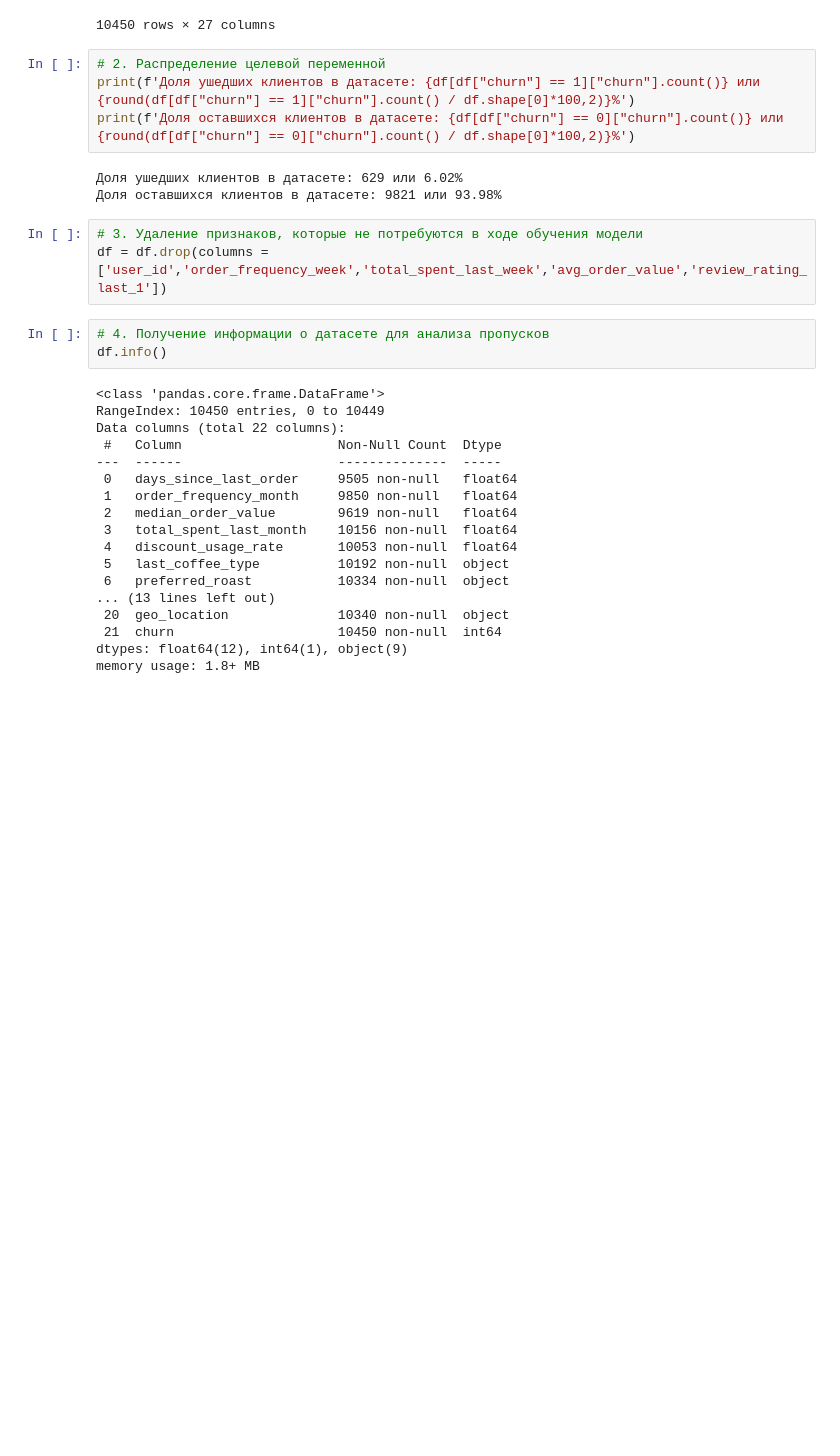
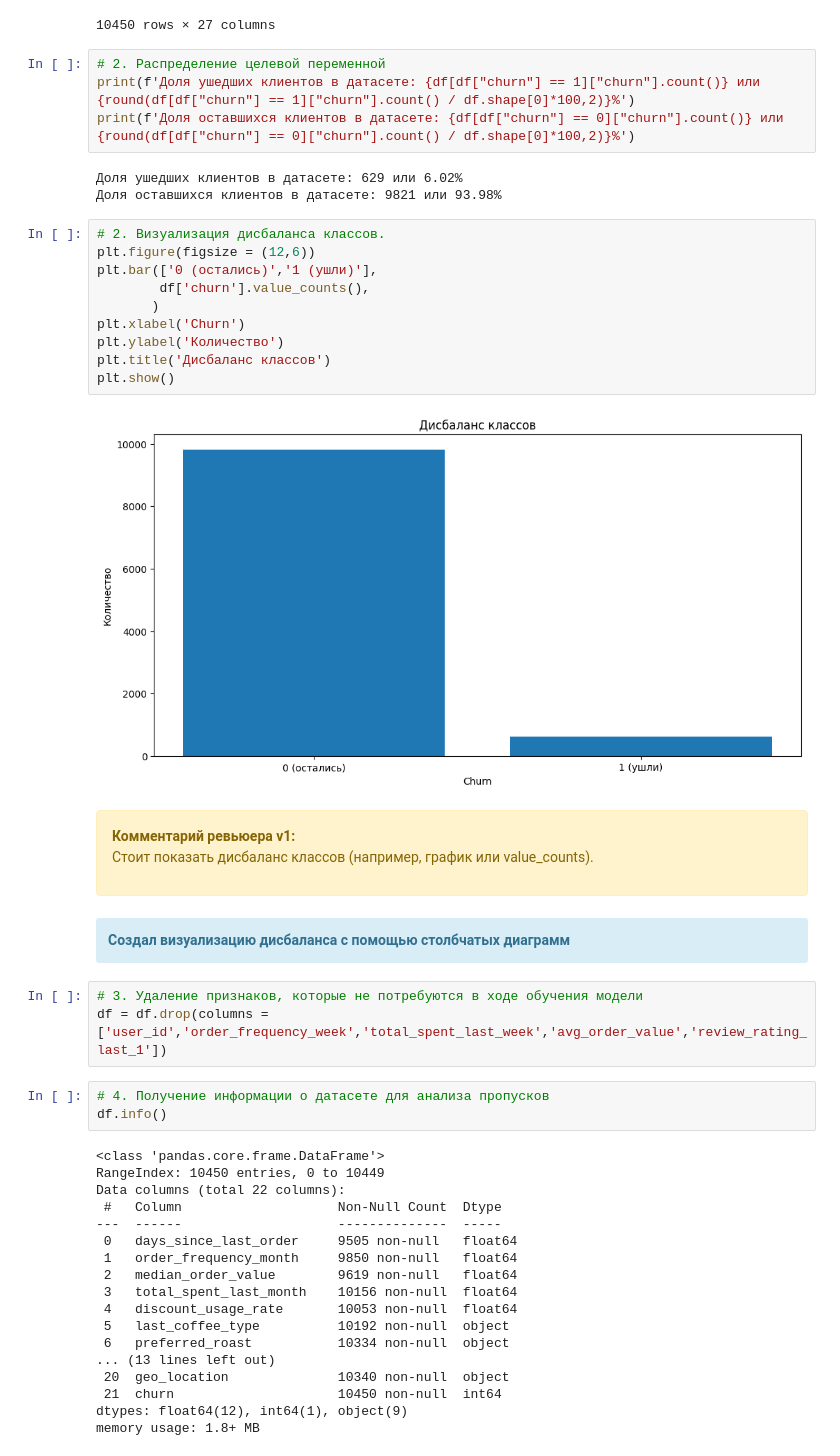
Before and after one commit to sol2033/project-11-LogisticRegression-Yandex, a Jupyter notebook: project 11 Titov DS.ipynb, the cells around one changed output. Saved outputs shown, nothing was run; the diff lists cells and outputs as text; blank space fills up the shorter version.

```diff
--- a/project 11 Titov DS.ipynb
+++ b/project 11 Titov DS.ipynb
@@ -135,6 +243,25 @@ print(f'Доля оставшихся клиентов в датасете: {df[
 # %% [output]
 Доля ушедших клиентов в датасете: 629 или 6.02%
 Доля оставшихся клиентов в датасете: 9821 или 93.98%
+# %%
+# 2. Визуализация дисбаланса классов.
+plt.figure(figsize = (12,6))
+plt.bar(['0 (остались)','1 (ушли)'],
+        df['churn'].value_counts(),
+       )
+plt.xlabel('Churn')
+plt.ylabel('Количество')
+plt.title('Дисбаланс классов')
+plt.show()
+# %% [output]
+[figure, added]
+# %% [markdown]
+<div style="background-color: #fff3cd; color: #856404; padding: 15px; border-radius: 4px; border: 1px solid #ffeeba;">
+<b>Комментарий ревьюера v1:</b>
+
+Стоит показать дисбаланс классов (например, график или value_counts).
+# %% [markdown]
+<div class="alert alert-info"> <b>Создал визуализацию дисбаланса с помощью столбчатых диаграмм</b>
 # %%
 # 3. Удаление признаков, которые не потребуются в ходе обучения модели
 df = df.drop(columns = ['user_id','order_frequency_week','total_spent_last_week','avg_order_value','review_rating_last_1'])
```
Also changed, not shown: parts of 27 cells of this notebook, 1 other file.
